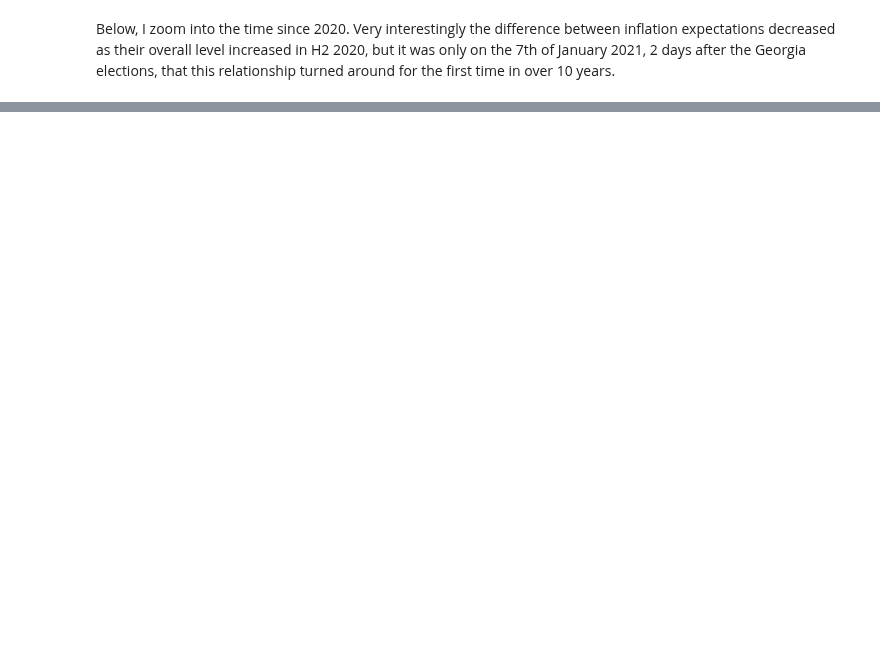
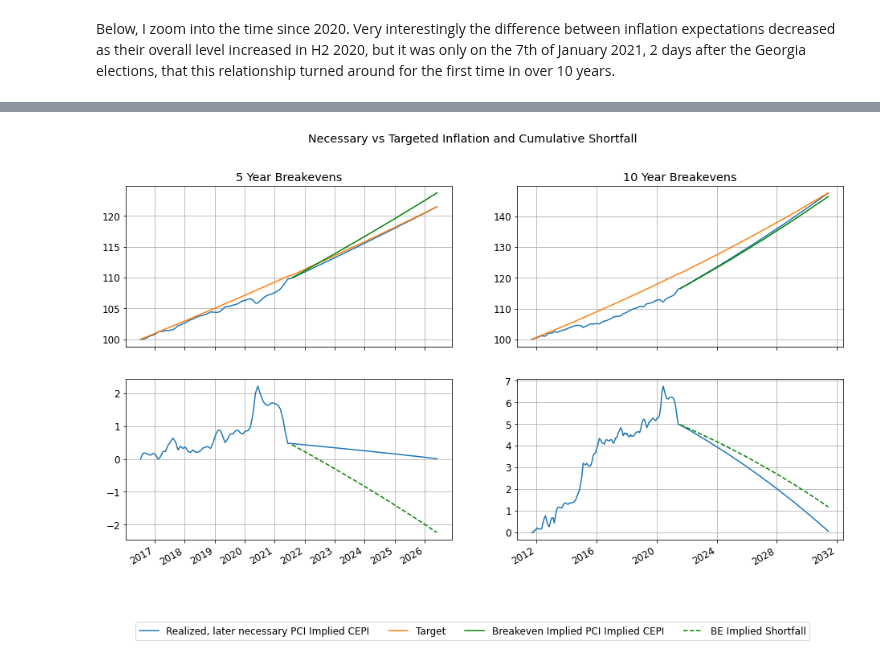
Before and after one commit to jan-felix/SLOG, a Jupyter notebook: SLOG202106_No6/Inflation_Targeting.ipynb, the cells around one changed output, grey strips where cells are left out. Drawn from its saved outputs; the diff is of its cells as text; code cells hidden in the pictures; blank space fills up the shorter version.

```diff
--- a/SLOG202106_No6/Inflation_Targeting.ipynb
+++ b/SLOG202106_No6/Inflation_Targeting.ipynb
@@ -284,0 +497,33 @@ Possible next step:
+# %%
+
+labels = ["Realized, later necessary PCI Implied CEPI", "Target", "Breakeven Implied PCI Implied CEPI", "BE Implied Shortfall"]
+fig, axs = plt.subplots(nrows = 2,ncols = 2,sharex="col", figsize = (16,9))
+fig.suptitle("Necessary vs Targeted Inflation and Cumulative Shortfall")
+axs[0,0].set_title("5 Year Breakevens")
+l1, = axs[0,0].plot(combined_df5["PCI Implied CEPI"],label = "Realized, later necessary PCI Implied CEPI")
+l2, = axs[0,0].plot(combined_df5["Target"],label = "Target")
+l3, = axs[0,0].plot(combined_df5["PCI Implied CEPI_Implied"],"g")
+axs[0,0].grid(True)
+
+
+l4, = axs[1,0].plot(combined_df5["Shortfall"], label = "Shortfall, given target met")
+l5, = axs[1,0].plot(combined_df5["Implied_Shortfall"], "--g")
+axs[1,0].grid(True)
+
+axs[0,1].set_title("10 Year Breakevens")
+axs[0,1].plot(combined_df["PCI Implied CEPI"],label = "Realized, later necessary PCI Implied CEPI")
+axs[0,1].plot(combined_df["Target"],label = "Target")
+axs[0,1].plot(combined_df["PCI Implied CEPI_Implied"],"g")
+axs[0,1].grid(True)
+
+
+axs[1,1].plot(combined_df["Shortfall"],label = "Shortfall, given target met")
+axs[1,1].plot(combined_df["Implied_Shortfall"],"--g")
+axs[1,1].grid(True)
+fig.legend([l1,l2,l3,l5], labels, loc='lower center', ncol = 5)
+
+fig.autofmt_xdate()
+#fig.tight_layout()
+plt.show()
+# %% [output]
+[figure, added]
```
Also changed, not shown: parts of 23 cells of this notebook, 2 other files.
